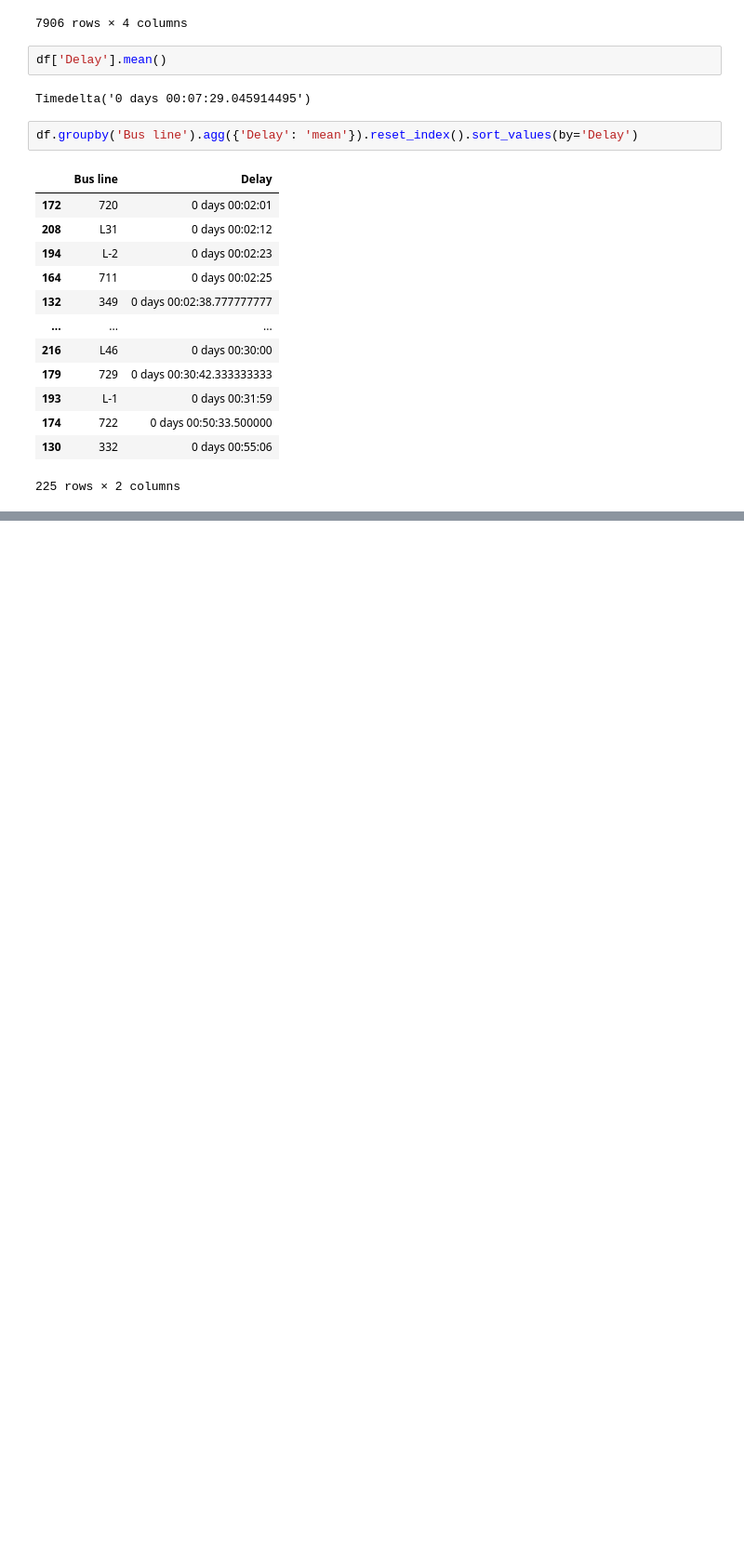
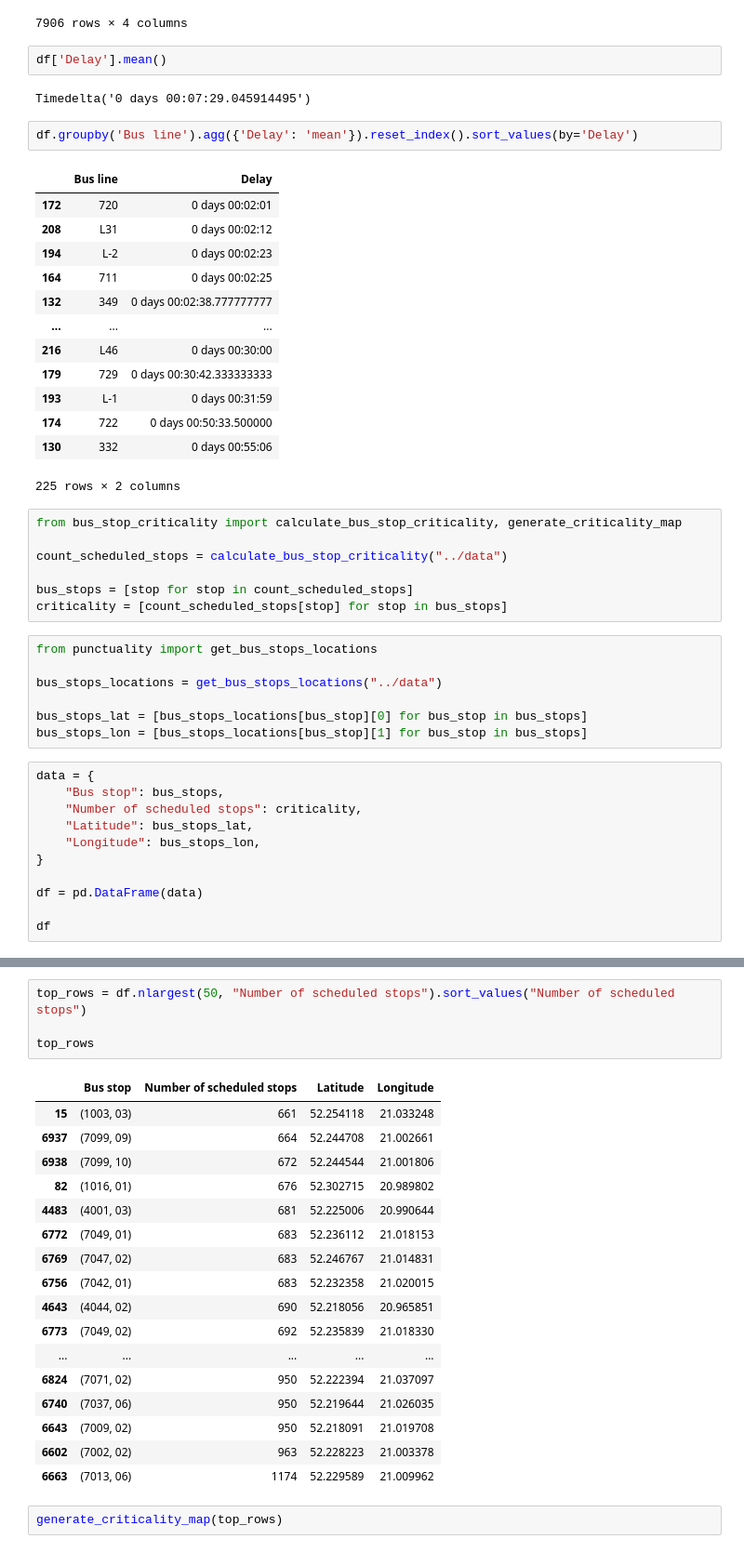
Before and after one commit to piter12345/warsaw-buses-analysis, a Jupyter notebook: data_analysis/analysis.ipynb, the cells around one changed output, grey strips where cells are left out. Shown at 93% size. Drawn from its saved outputs; the diff is of its cells as text; blank space fills up the shorter version.

Commit message:
Add bus stop criticality analysis

```diff
--- a/data_analysis/analysis.ipynb
+++ b/data_analysis/analysis.ipynb
@@ -80,3 +91,28 @@ df.groupby('Bus line').agg({'Delay': 'mean'}).reset_index().sort_values(by='Dela
 | 174 | 722 | 0 days 00:50:33.500000 |
 | 130 | 332 | 0 days 00:55:06 |
 225 rows × 2 columns
+# %%
+from bus_stop_criticality import calculate_bus_stop_criticality, generate_criticality_map
+
+count_scheduled_stops = calculate_bus_stop_criticality("../data")
+
+bus_stops = [stop for stop in count_scheduled_stops]
+criticality = [count_scheduled_stops[stop] for stop in bus_stops]
+# %%
+from punctuality import get_bus_stops_locations
+
+bus_stops_locations = get_bus_stops_locations("../data")
+
+bus_stops_lat = [bus_stops_locations[bus_stop][0] for bus_stop in bus_stops]
+bus_stops_lon = [bus_stops_locations[bus_stop][1] for bus_stop in bus_stops]
+# %%
+data = {
+    "Bus stop": bus_stops,
+    "Number of scheduled stops": criticality,
+    "Latitude": bus_stops_lat,
+    "Longitude": bus_stops_lon,
+}
+
+df = pd.DataFrame(data)
+
+df
@@ -82,0 +133,24 @@ df.groupby('Bus line').agg({'Delay': 'mean'}).reset_index().sort_values(by='Dela
+# %%
+top_rows = df.nlargest(50, "Number of scheduled stops").sort_values("Number of scheduled stops")
+
+top_rows
+# %% [output]
+|  | Bus stop | Number of scheduled stops | Latitude | Longitude |
+| 15 | (1003, 03) | 661 | 52.254118 | 21.033248 |
+| 6937 | (7099, 09) | 664 | 52.244708 | 21.002661 |
+| 6938 | (7099, 10) | 672 | 52.244544 | 21.001806 |
+| 82 | (1016, 01) | 676 | 52.302715 | 20.989802 |
+| 4483 | (4001, 03) | 681 | 52.225006 | 20.990644 |
+| 6772 | (7049, 01) | 683 | 52.236112 | 21.018153 |
+| 6769 | (7047, 02) | 683 | 52.246767 | 21.014831 |
+| 6756 | (7042, 01) | 683 | 52.232358 | 21.020015 |
+| 4643 | (4044, 02) | 690 | 52.218056 | 20.965851 |
+| 6773 | (7049, 02) | 692 | 52.235839 | 21.018330 |
+| ... | ... | ... | ... | ... |
+| 6824 | (7071, 02) | 950 | 52.222394 | 21.037097 |
+| 6740 | (7037, 06) | 950 | 52.219644 | 21.026035 |
+| 6643 | (7009, 02) | 950 | 52.218091 | 21.019708 |
+| 6602 | (7002, 02) | 963 | 52.228223 | 21.003378 |
+| 6663 | (7013, 06) | 1174 | 52.229589 | 21.009962 |
+# %%
+generate_criticality_map(top_rows)
```
Also changed, not shown: parts of 3 cells of this notebook, 1 other file.
